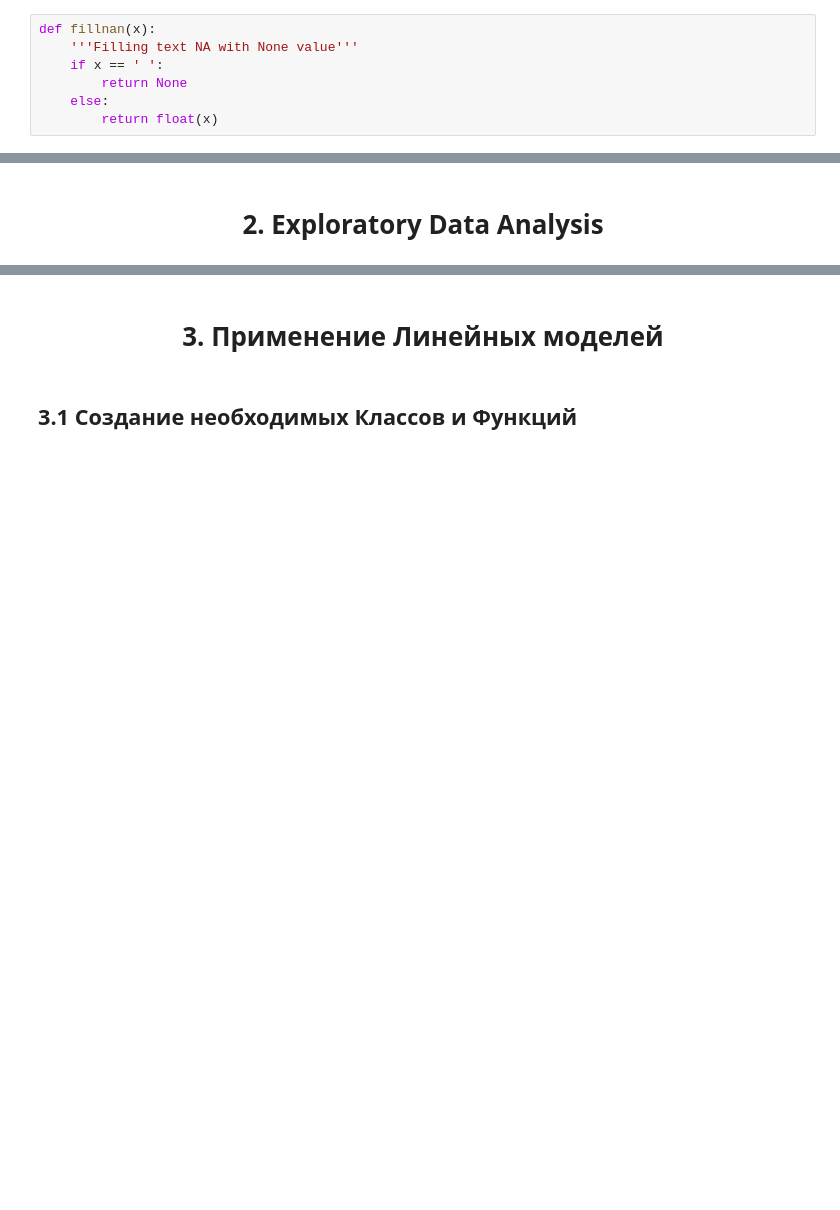
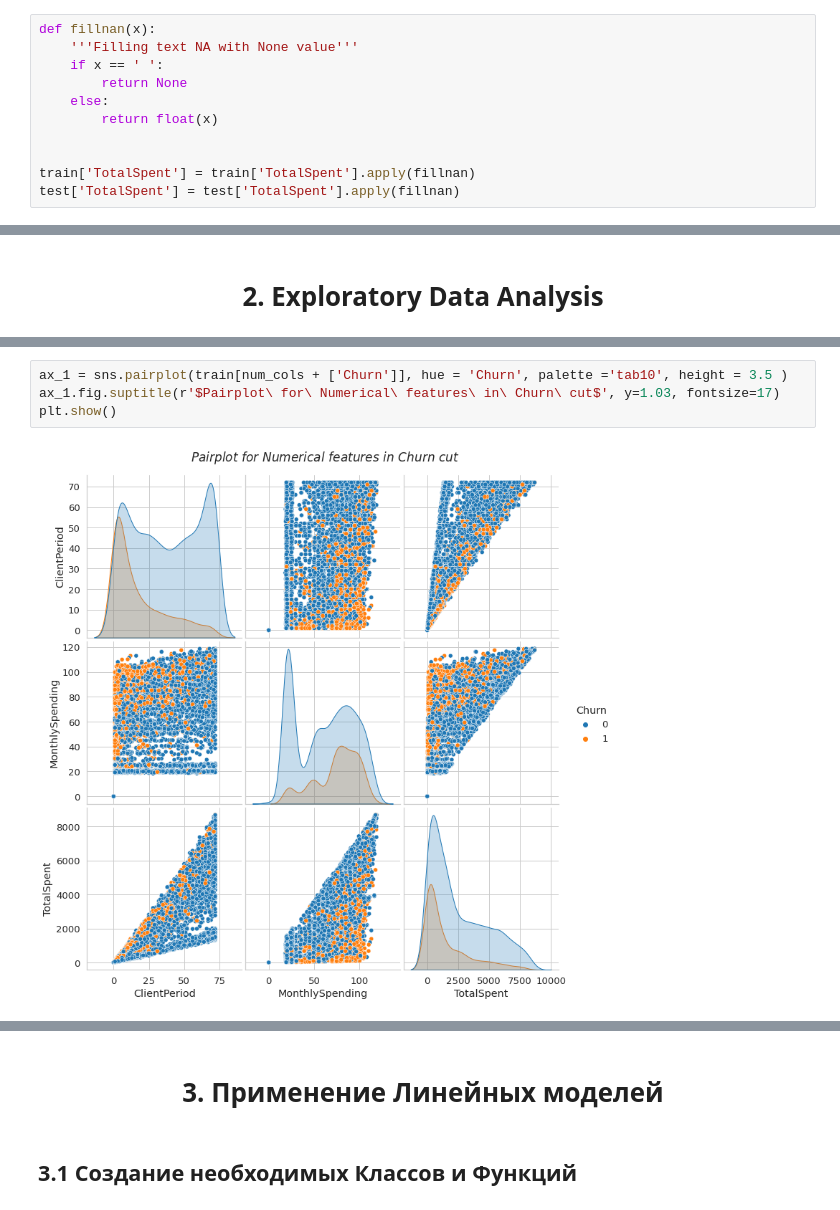
Before and after one commit to EuMentality/competitions, a Jupyter notebook: churn_telecom_prediction/EDA.ipynb, the cells around one changed output, grey strips where cells are left out. Drawn from its saved outputs; the diff is of its cells as text; blank space fills up the shorter version.

```diff
--- a/churn_telecom_prediction/EDA.ipynb
+++ b/churn_telecom_prediction/EDA.ipynb
@@ -190,3 +194,7 @@ def fillnan(x):
         return None
     else:
         return float(x)
+
+
+train['TotalSpent'] = train['TotalSpent'].apply(fillnan)
+test['TotalSpent'] = test['TotalSpent'].apply(fillnan)
@@ -383,0 +324,6 @@ sns.scatterplot(x='tsne_1', y='tsne_2', hue='Label', palette = 'deep', data=tsne
+# %%
+ax_1 = sns.pairplot(train[num_cols + ['Churn']], hue = 'Churn', palette ='tab10', height = 3.5 )
+ax_1.fig.suptitle(r'$Pairplot\ for\ Numerical\ features\ in\ Churn\ cut$', y=1.03, fontsize=17)
+plt.show()
+# %% [output]
+[figure, added]
```
Also changed, not shown: parts of 100 cells of this notebook.
